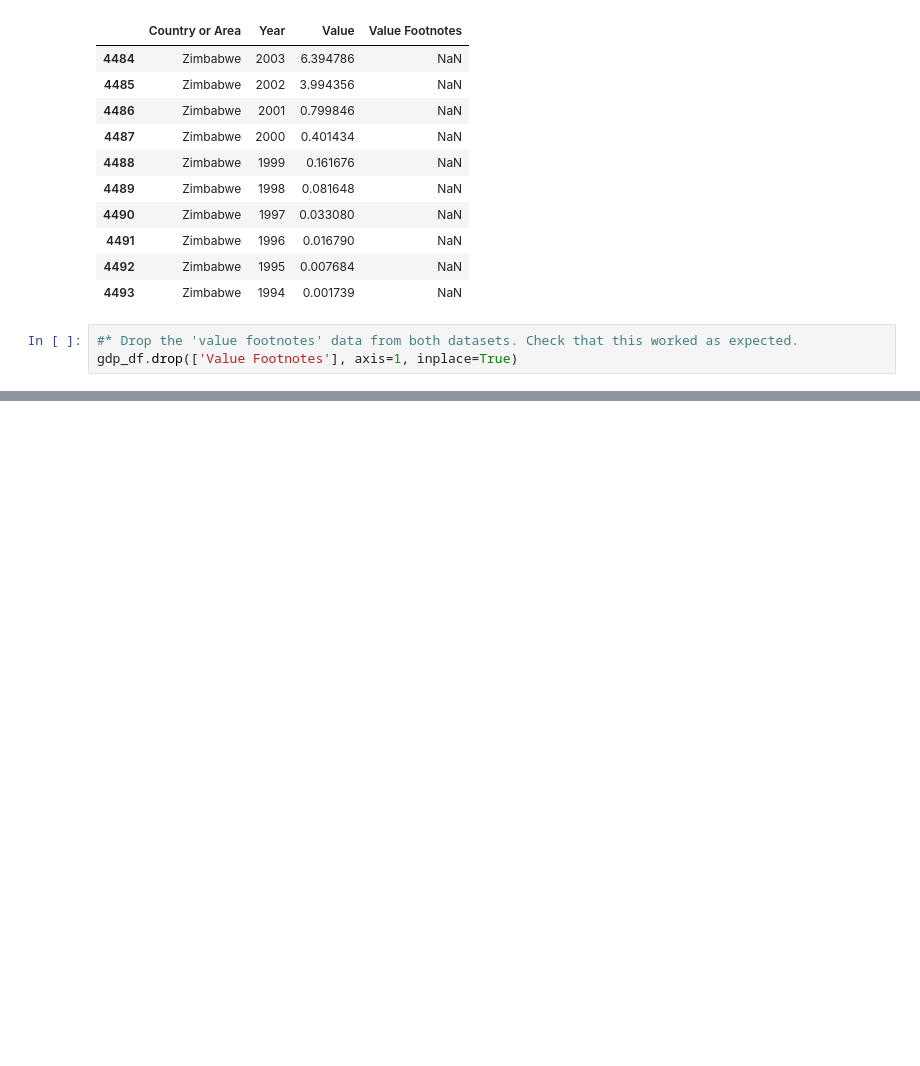
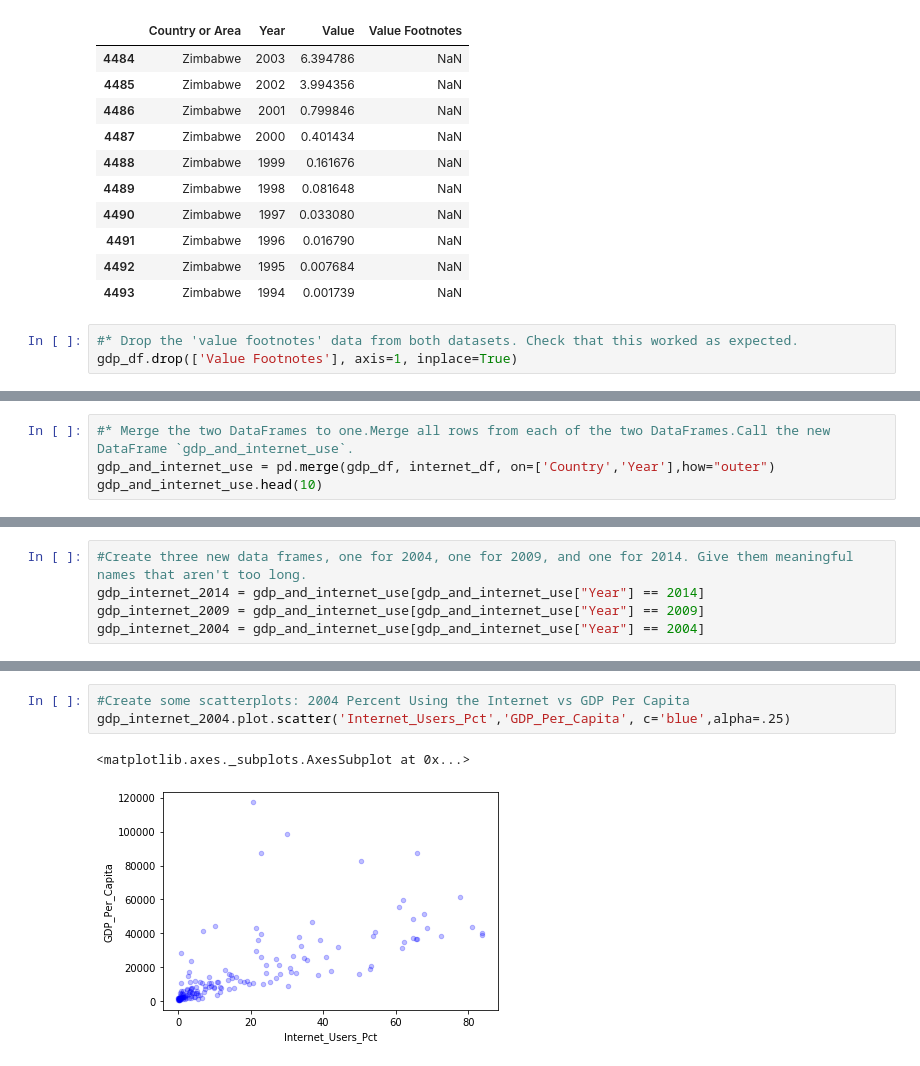
Before and after one commit to BrantIvey/gdp-and-internet-usage-BrantIvey, a Jupyter notebook: gdp-and-internet-usage-BrantIvey.ipynb, the cells around one changed output, grey strips where cells are left out. Cells and saved outputs as stored; diff of their text form; blank space fills up the shorter version.

```diff
--- a/gdp-and-internet-usage-BrantIvey.ipynb
+++ b/gdp-and-internet-usage-BrantIvey.ipynb
@@ -114,0 +131,4 @@ gdp_and_internet_use.head(5)
+# %%
+#* Merge the two DataFrames to one.Merge all rows from each of the two DataFrames.Call the new DataFrame `gdp_and_internet_use`.
+gdp_and_internet_use = pd.merge(gdp_df, internet_df, on=['Country','Year'],how="outer")
+gdp_and_internet_use.head(10)
@@ -114,0 +151,5 @@ gdp_and_internet_use.head(5)
+# %%
+#Create three new data frames, one for 2004, one for 2009, and one for 2014. Give them meaningful names that aren't too long.
+gdp_internet_2014 = gdp_and_internet_use[gdp_and_internet_use["Year"] == 2014]
+gdp_internet_2009 = gdp_and_internet_use[gdp_and_internet_use["Year"] == 2009]
+gdp_internet_2004 = gdp_and_internet_use[gdp_and_internet_use["Year"] == 2004]
@@ -114,0 +225,6 @@ gdp_and_internet_use.head(5)
+# %%
+#Create some scatterplots: 2004 Percent Using the Internet vs GDP Per Capita
+gdp_internet_2004.plot.scatter('Internet_Users_Pct','GDP_Per_Capita', c='blue',alpha=.25)
+# %% [output]
+<matplotlib.axes._subplots.AxesSubplot at 0x...>
+[figure, added]
```
Also changed, not shown: parts of 27 cells of this notebook.
